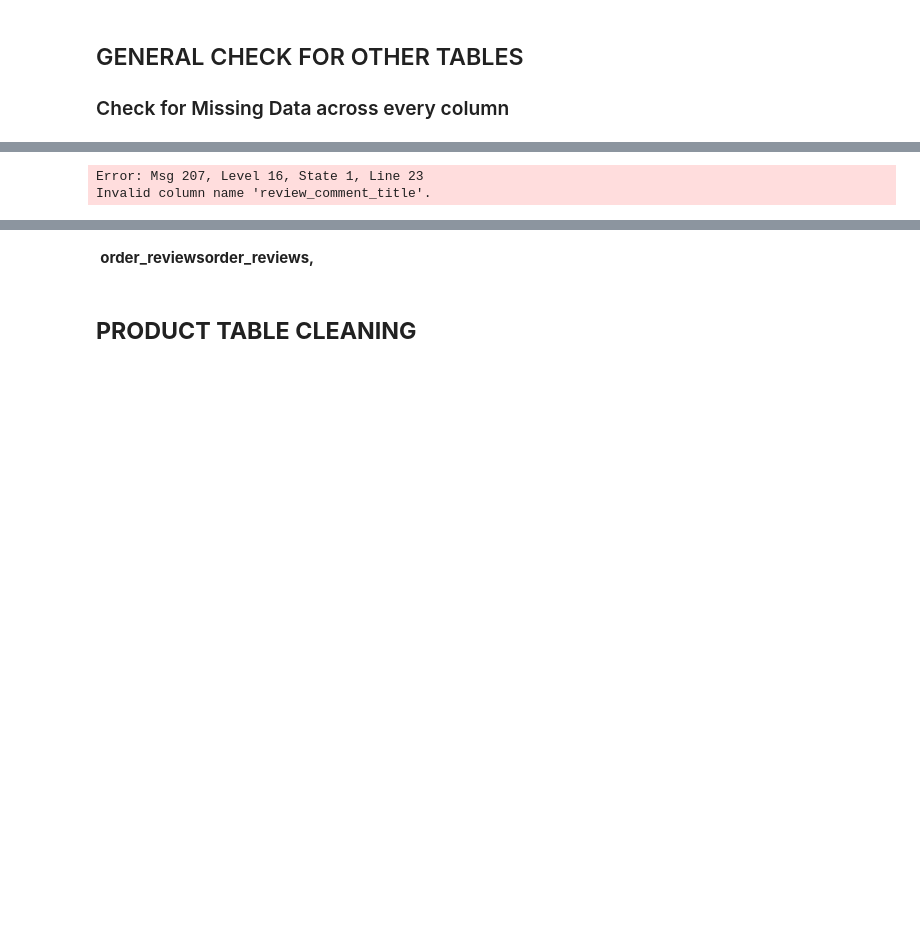
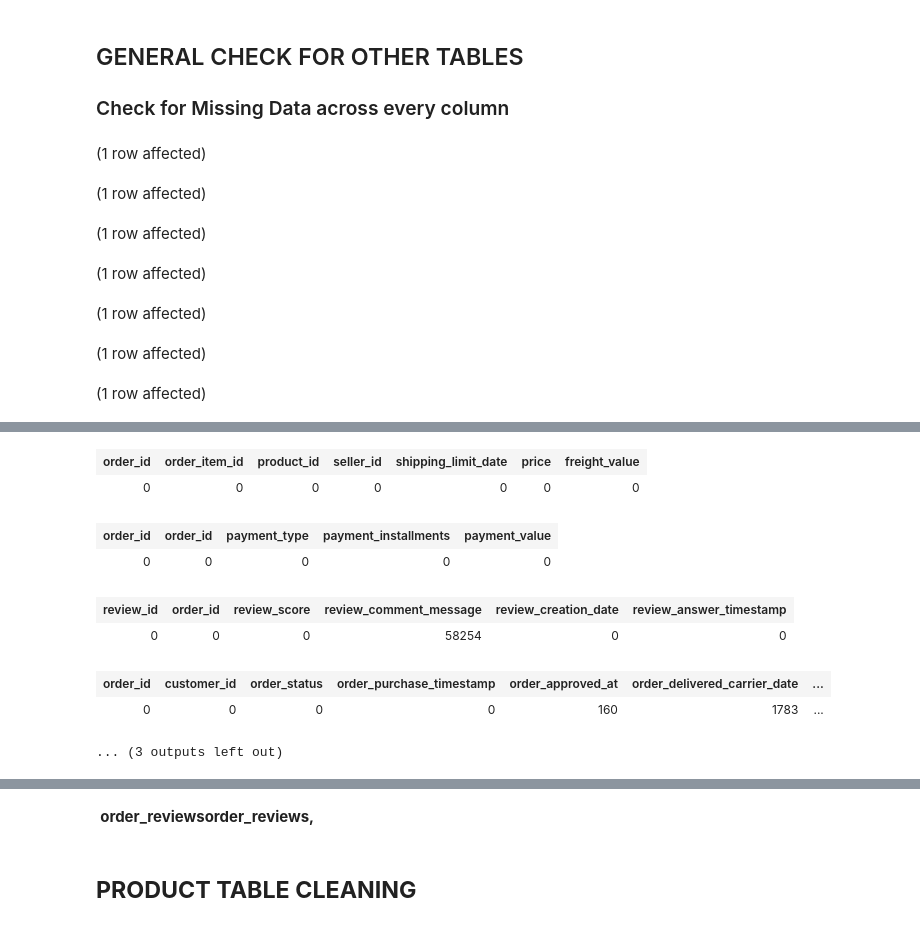
Before and after one commit to Emem-Data/Olist_Business, a Jupyter notebook: DataCleaning.ipynb, the cells around one changed output, grey strips where cells are left out. Saved outputs shown, nothing was run; the diff lists cells and outputs as text; code cells hidden in the pictures; blank space fills up the shorter version.

```diff
--- a/Notebook-1.ipynb
+++ b/DataCleaning.ipynb
@@ -233,7 +232,7 @@ SELECT
     SUM(CASE WHEN [review_id] IS NULL THEN 1 ELSE 0 END) AS review_id,
     SUM(CASE WHEN [order_id] IS NULL THEN 1 ELSE 0 END) AS order_id,
     SUM(CASE WHEN [review_score] IS NULL THEN 1 ELSE 0 END) AS review_score,
-    SUM(CASE WHEN [review_comment_title] IS NULL THEN 1 ELSE 0 END) AS review_comment_title,
+    -- SUM(CASE WHEN [review_comment_title] IS NULL THEN 1 ELSE 0 END) AS review_comment_title,
     SUM(CASE WHEN [review_comment_message] IS NULL THEN 1 ELSE 0 END) AS review_comment_message,
     SUM(CASE WHEN [review_creation_date] IS NULL THEN 1 ELSE 0 END) AS review_creation_date,
     SUM(CASE WHEN [review_answer_timestamp] IS NULL THEN 1 ELSE 0 END) AS review_answer_timestamp
@@ -275,3 +274,10 @@ SELECT
 FROM
     [OlistBusiness].[dbo].[product_category_name_translation];
 # %% [output]
+(1 row affected)
+(1 row affected)
+(1 row affected)
+(1 row affected)
+(1 row affected)
+(1 row affected)
+(1 row affected)
@@ -278,2 +285,9 @@ FROM
+| order_id | order_item_id | product_id | seller_id | shipping_limit_date | price | freight_value |
+| 0 | 0 | 0 | 0 | 0 | 0 | 0 |
+| order_id | order_id | payment_type | payment_installments | payment_value |
+| 0 | 0 | 0 | 0 | 0 |
+| review_id | order_id | review_score | review_comment_message | review_creation_date | review_answer_timestamp |
+| 0 | 0 | 0 | 58254 | 0 | 0 |
+| order_id | customer_id | order_status | order_purchase_timestamp | order_approved_at | order_delivered_carrier_date | ... |
+| 0 | 0 | 0 | 0 | 160 | 1783 | ... |
-Error: Msg 207, Level 16, State 1, Line 23
-Invalid column name 'review_comment_title'.
+... (3 outputs left out)
```
Also changed, not shown: parts of 24 cells of this notebook, 1 other file.
